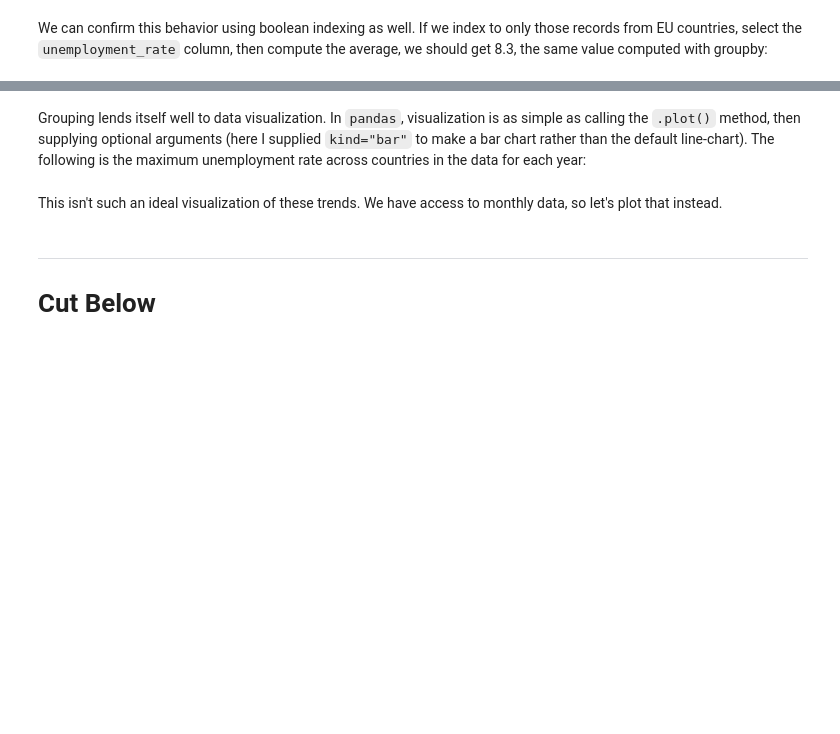
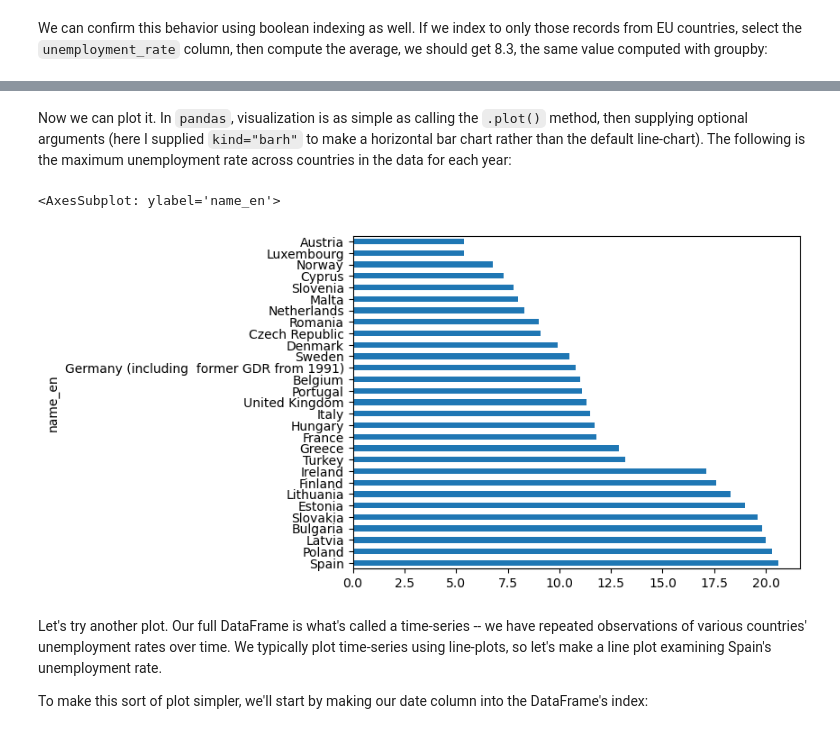
Before and after one commit to dlab-berkeley/Python-Data-Wrangling, a Jupyter notebook: lessons/02_python_data_wrangling.ipynb, the cells around one changed output, grey strips where cells are left out. Drawn from its saved outputs; the diff is of its cells as text; code cells hidden in the pictures; blank space fills up the shorter version.

```diff
--- a/lessons/02_python_data_wrangling.ipynb
+++ b/lessons/02_python_data_wrangling.ipynb
@@ -303,3 +174 @@ missing_data.head()
-# %%
-unemployment_merged = unemployment_merged.dropna(subset=['unemployment_rate'])
 # %% [markdown]
@@ -373,0 +301,3 @@ unemployment_merged.groupby('name_en')['unemployment_rate'].mean().sort_values()
+# %%
+grouped = unemployment_merged.groupby('name_en')['unemployment_rate'].max().sort_values(ascending=False)
+grouped
@@ -374,2 +322,2 @@ unemployment_merged.groupby('name_en')['unemployment_rate'].mean().sort_values()
 # %% [markdown]
-Grouping lends itself well to data visualization. In `pandas`, visualization is as simple as calling the `.plot()` method, then supplying optional arguments (here I supplied `kind="bar"` to make a bar chart rather than the default line-chart). The following is the maximum unemployment rate across countries in the data for each year:
+Now we can plot it. In `pandas`, visualization is as simple as calling the `.plot()` method, then supplying optional arguments (here I supplied `kind="barh"` to make a horizontal bar chart rather than the default line-chart). The following is the maximum unemployment rate across countries in the data for each year:
@@ -378,4 +324,11 @@ unemployment_merged.groupby('year')['unemployment_rate'].max().plot(kind="bar")
-# %% [markdown]
-This isn't such an ideal visualization of these trends. We have access to monthly data, so let's plot that instead.
+# %%
+grouped.plot(kind="barh")
+# %% [output]
+<AxesSubplot: ylabel='name_en'>
+[figure, added]
+# %% [markdown]
+Let's try another plot. Our full DataFrame is what's called a time-series -- we have repeated observations of various countries' unemployment rates over time. We typically plot time-series using line-plots, so let's make a line plot examining Spain's unemployment rate.
+
+To make this sort of plot simpler, we'll start by making our date column into the DataFrame's index:
 # %%
 unemployment_merged = unemployment_merged.set_index('date')
@@ -389,3 +334,0 @@ plt.show()
-# %% [markdown]
-***
-# Cut Below
```
Also changed, not shown: parts of 151 cells of this notebook, 23 other files.
